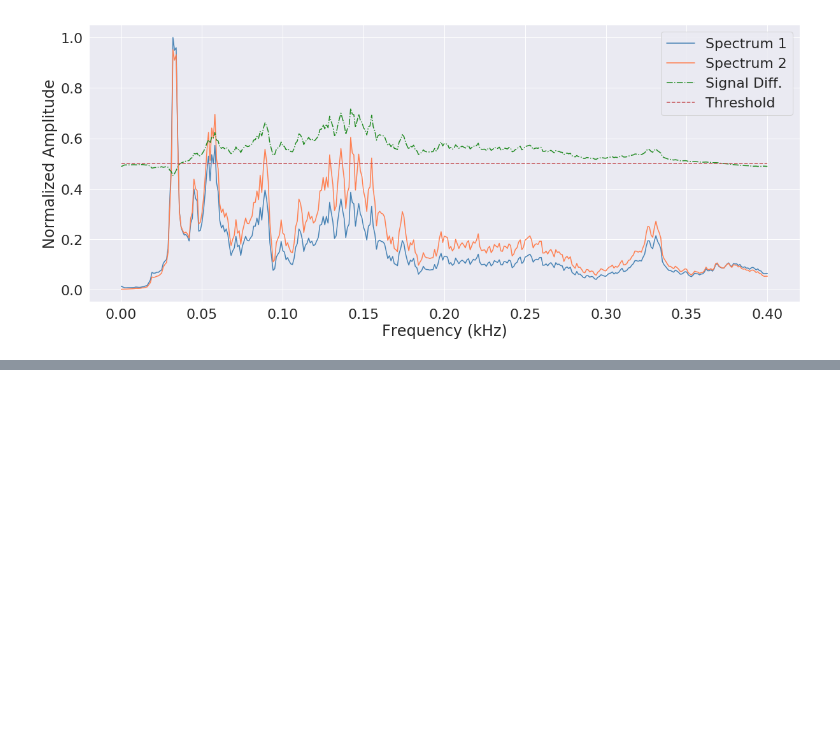
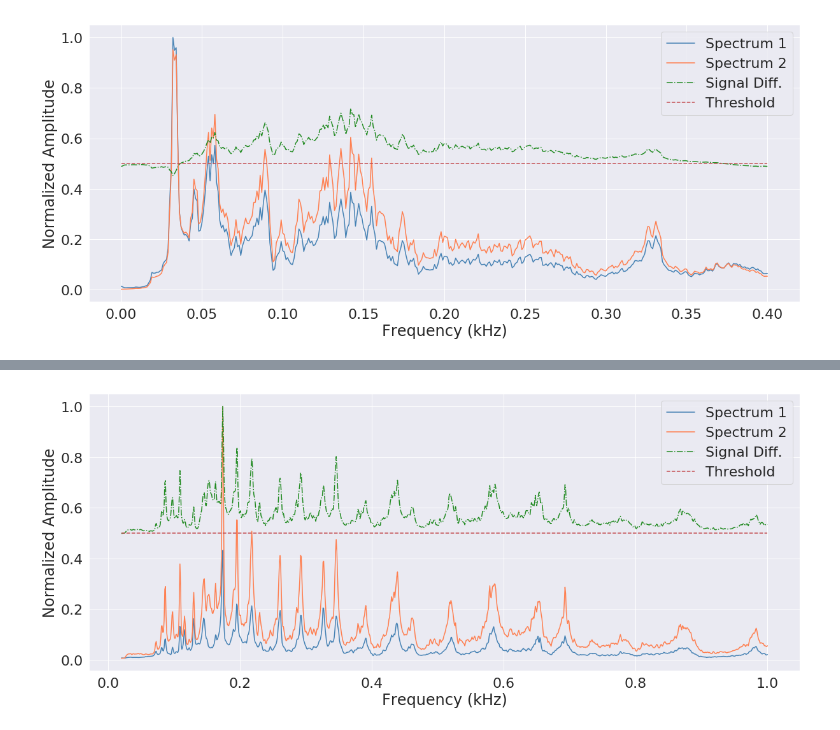
Before and after one commit to QED0711/ds_practice, a Jupyter notebook: librosa/AudioPlot.ipynb, the cells around one changed output, grey strips where cells are left out. Saved outputs shown, nothing was run; the diff lists cells and outputs as text; code cells hidden in the pictures; blank space fills up the shorter version.

```diff
--- a/librosa/AudioPlot.ipynb
+++ b/librosa/AudioPlot.ipynb
@@ -150,0 +188,4 @@ sc_eq.plot_attenuation_graph(
+# %%
+orig_to_15.plot_spectrum_group(frange=(20,1000), spec_1=True, spec_2=True, ratio=True, threshold=True)
+# %% [output]
+[figure, added]
```
Also changed, not shown: parts of 15 cells of this notebook, 1 other file.
